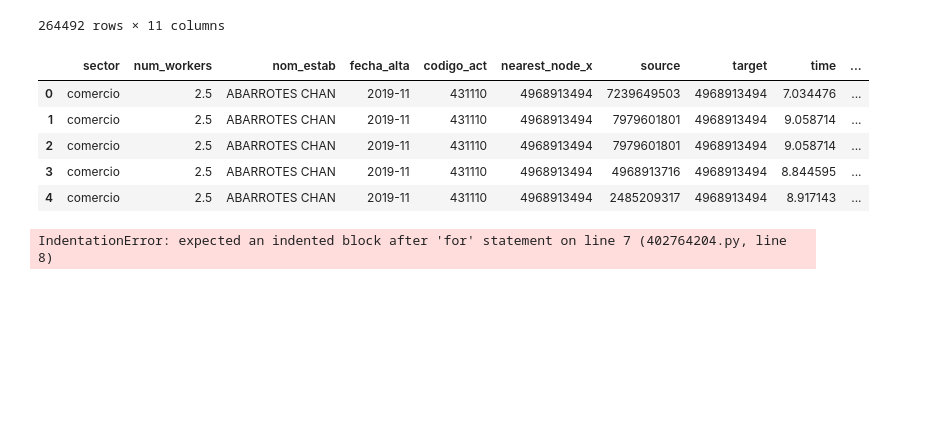
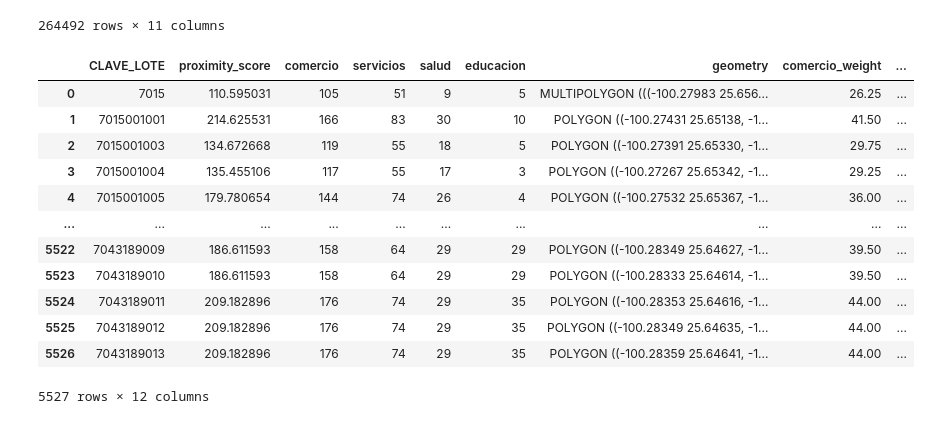
Before and after one commit to CentroFuturoCiudades/vivienda-api, a Jupyter notebook: notebooks/services2.ipynb, the cells around one changed output. Cells and saved outputs as stored; diff of their text form; code cells hidden in the pictures; blank space fills up the shorter version.

```diff
--- a/notebooks/services2.ipynb
+++ b/notebooks/services2.ipynb
@@ -78,41 +78,3 @@ gdf_denue_within_radius
 | 264490 | servicios | 2.5 | VULCANIZADORA SANCHEZ | 2010-07 | 811191 | POINT (-100.29839 25.65945) | 6990870395 | 7511829014 | 6990870395 | ... |
 | 264491 | servicios | 2.5 | VULCANIZADORA SANCHEZ | 2010-07 | 811191 | POINT (-100.29839 25.65945) | 6990870395 | 2378528849 | 6990870395 | ... |
 264492 rows × 11 columns
-# %%
-sector_weight_mapping = {
-    'comercio': 0.5,
-    'servicios': 0.5,
-    'salud': 0.9,
-    'educacion': 1
-}
-# Apply sector weights
-gdf_denue_within_radius['sector_weight'] = gdf_denue_within_radius['sector'].map(sector_weight_mapping)
-gdf_denue_within_radius['weighted_score'] = gdf_denue_within_radius['proximity_score'] * \
-    gdf_denue_within_radius['sector_weight']
-# Merge back to get lot identifiers for each amenity
-gdf_denue_within_radius = gdf_denue_within_radius.drop(columns=['geometry']).merge(
-    gdf_lots[['nearest_node', 'geometry']], left_on='source', right_on='nearest_node', how='left')
-# Use spatial join to associate amenities back to lots based on location
-# This step assumes each amenity now has a 'lot_id' to identify which lot it's associated with
-gdf_denue_within_radius = gpd.GeoDataFrame(gdf_denue_within_radius, geometry=gdf_denue_within_radius['geometry'])
-gdf_denue_within_radius.head()
-# %% [output]
-|  | sector | num_workers | nom_estab | fecha_alta | codigo_act | nearest_node_x | source | target | time | ... |
-| 0 | comercio | 2.5 | ABARROTES CHAN | 2019-11 | 431110 | 4968913494 | 7239649503 | 4968913494 | 7.034476 | ... |
-| 1 | comercio | 2.5 | ABARROTES CHAN | 2019-11 | 431110 | 4968913494 | 7979601801 | 4968913494 | 9.058714 | ... |
-| 2 | comercio | 2.5 | ABARROTES CHAN | 2019-11 | 431110 | 4968913494 | 7979601801 | 4968913494 | 9.058714 | ... |
-| 3 | comercio | 2.5 | ABARROTES CHAN | 2019-11 | 431110 | 4968913494 | 4968913716 | 4968913494 | 8.844595 | ... |
-| 4 | comercio | 2.5 | ABARROTES CHAN | 2019-11 | 431110 | 4968913494 | 2485209317 | 4968913494 | 8.917143 | ... |
-# %%
-aggregated_scores = gdf_denue_within_radius.groupby(['source']).agg({
-    'proximity_score': 'sum',
-    'weighted_score': 'sum',
-    'sector': lambda x: dict(x.value_counts())
-}).reset_index().set_index('source')
-
-for sector in SECTORS:
-aggregated_scores[f"adj_{sector}"] = aggregated_scores['sector'].apply(
-    lambda x: x.get(sector, 0) if isinstance(x, dict) else 0)
-aggregated_scores['services_nearby'] = aggregated_scores[[f'adj_{x}' for x in SECTORS]].sum(axis=1)
-# %% [output]
-IndentationError: expected an indented block after 'for' statement on line 7 (402764204.py, line 8)
@@ -129,0 +81,16 @@ print(gdf_lots.columns)
+# %%
+test
+# %% [output]
+|  | CLAVE_LOTE | proximity_score | comercio | servicios | salud | educacion | geometry | comercio_weight | ... |
+| 0 | 7015 | 110.595031 | 105 | 51 | 9 | 5 | MULTIPOLYGON (((-100.27983 25.656... | 26.25 | ... |
+| 1 | 7015001001 | 214.625531 | 166 | 83 | 30 | 10 | POLYGON ((-100.27431 25.65138, -1... | 41.50 | ... |
+| 2 | 7015001003 | 134.672668 | 119 | 55 | 18 | 5 | POLYGON ((-100.27391 25.65330, -1... | 29.75 | ... |
+| 3 | 7015001004 | 135.455106 | 117 | 55 | 17 | 3 | POLYGON ((-100.27267 25.65342, -1... | 29.25 | ... |
+| 4 | 7015001005 | 179.780654 | 144 | 74 | 26 | 4 | POLYGON ((-100.27532 25.65367, -1... | 36.00 | ... |
+| ... | ... | ... | ... | ... | ... | ... | ... | ... | ... |
+| 5522 | 7043189009 | 186.611593 | 158 | 64 | 29 | 29 | POLYGON ((-100.28349 25.64627, -1... | 39.50 | ... |
+| 5523 | 7043189010 | 186.611593 | 158 | 64 | 29 | 29 | POLYGON ((-100.28333 25.64614, -1... | 39.50 | ... |
+| 5524 | 7043189011 | 209.182896 | 176 | 74 | 29 | 35 | POLYGON ((-100.28353 25.64616, -1... | 44.00 | ... |
+| 5525 | 7043189012 | 209.182896 | 176 | 74 | 29 | 35 | POLYGON ((-100.28349 25.64635, -1... | 44.00 | ... |
+| 5526 | 7043189013 | 209.182896 | 176 | 74 | 29 | 35 | POLYGON ((-100.28359 25.64641, -1... | 44.00 | ... |
+5527 rows × 12 columns
```
Also changed, not shown: parts of 3 cells of this notebook, 12 other files.
